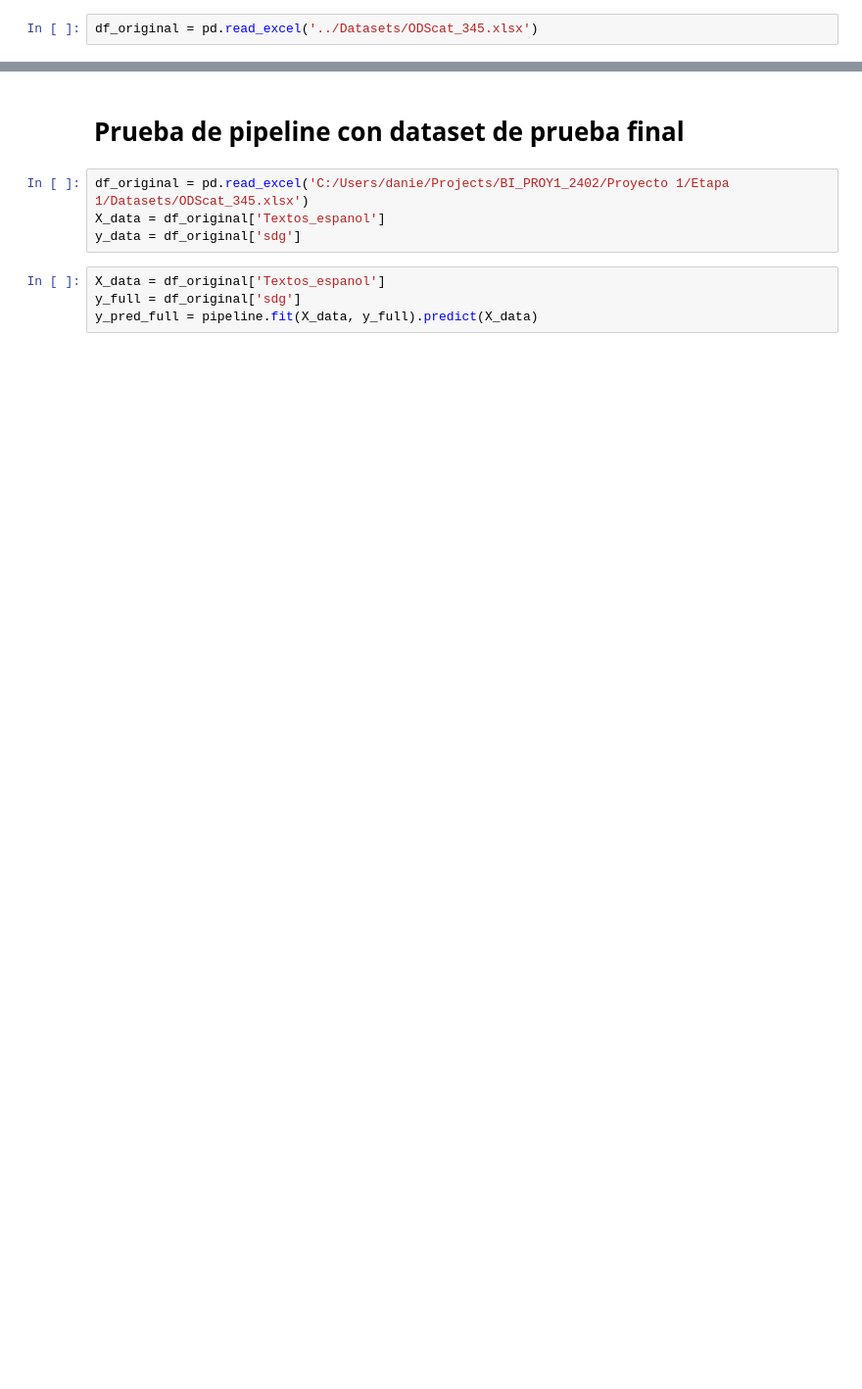
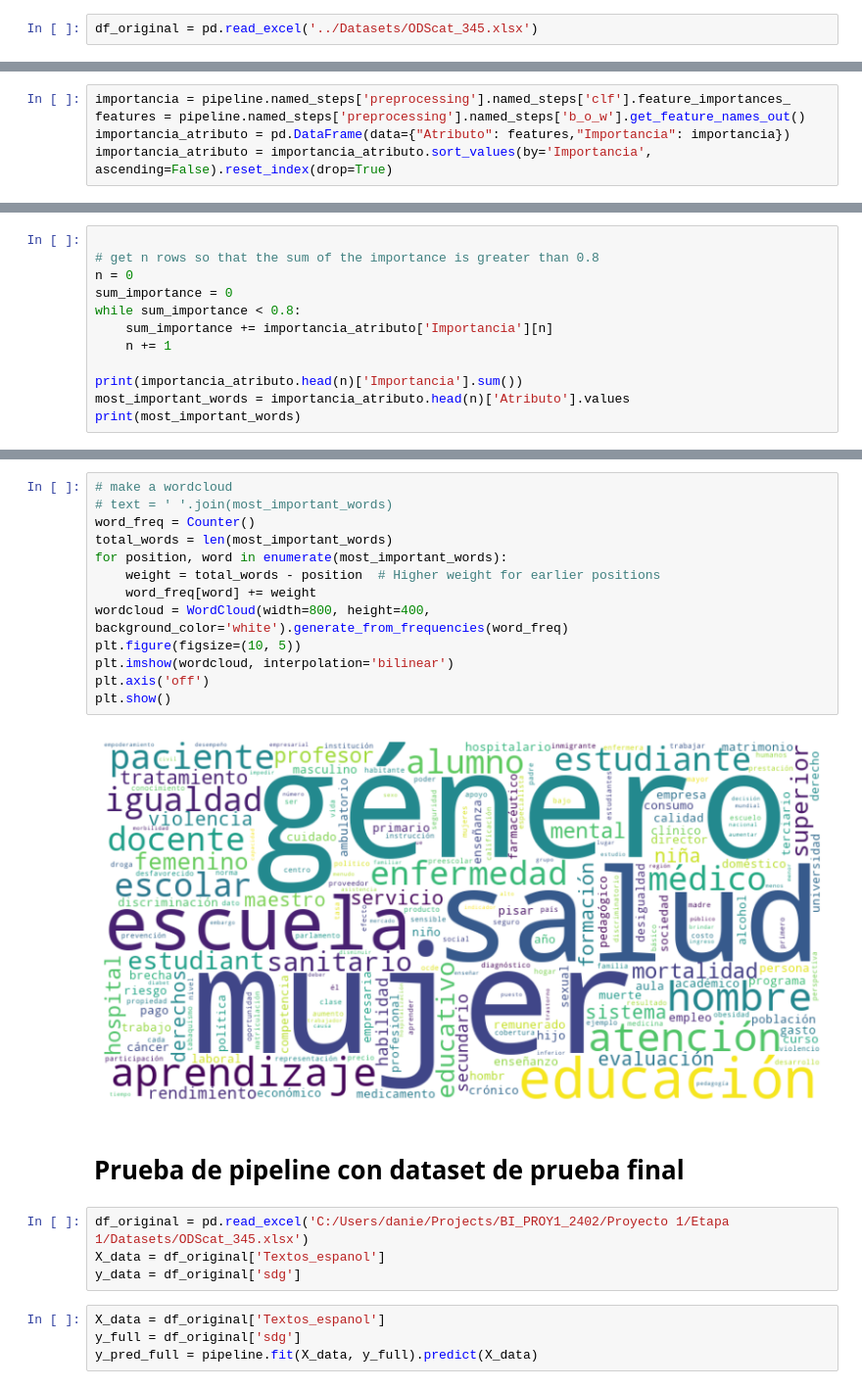
Before and after one commit to Danielfts/BI_PROY1_2402, a Jupyter notebook: Proyecto 1/Etapa 1/Modelo_A/modelo_a.ipynb, the cells around one changed output, grey strips where cells are left out. Shown at 98% size. Drawn from its saved outputs; the diff is of its cells as text; blank space fills up the shorter version.

```diff
--- a/Proyecto 1/Etapa 1/Modelo_A/modelo_a.ipynb
+++ b/Proyecto 1/Etapa 1/Modelo_A/modelo_a.ipynb
@@ -574,0 +590,5 @@ weighted avg       0.97      0.97      0.97       405
+# %%
+importancia = pipeline.named_steps['preprocessing'].named_steps['clf'].feature_importances_
+features = pipeline.named_steps['preprocessing'].named_steps['b_o_w'].get_feature_names_out()
+importancia_atributo = pd.DataFrame(data={"Atributo": features,"Importancia": importancia})
+importancia_atributo = importancia_atributo.sort_values(by='Importancia', ascending=False).reset_index(drop=True)
@@ -574,0 +615,12 @@ weighted avg       0.97      0.97      0.97       405
+# %%
+
+# get n rows so that the sum of the importance is greater than 0.8
+n = 0
+sum_importance = 0
+while sum_importance < 0.8:
+    sum_importance += importancia_atributo['Importancia'][n]
+    n += 1
+
+print(importancia_atributo.head(n)['Importancia'].sum())
+most_important_words = importancia_atributo.head(n)['Atributo'].values
+print(most_important_words)
@@ -575,3 +645,18 @@ weighted avg       0.97      0.97      0.97       405
+# %%
+# make a wordcloud
+# text = ' '.join(most_important_words)
+word_freq = Counter()
+total_words = len(most_important_words)
+for position, word in enumerate(most_important_words):
+    weight = total_words - position  # Higher weight for earlier positions
+    word_freq[word] += weight
+wordcloud = WordCloud(width=800, height=400, background_color='white').generate_from_frequencies(word_freq)
+plt.figure(figsize=(10, 5))
+plt.imshow(wordcloud, interpolation='bilinear')
+plt.axis('off')
+plt.show()
+# %% [output]
+[figure, added]
 # %% [markdown]
 # Prueba de pipeline con dataset de prueba final
 # %%
```
Also changed, not shown: parts of 15 cells of this notebook.
